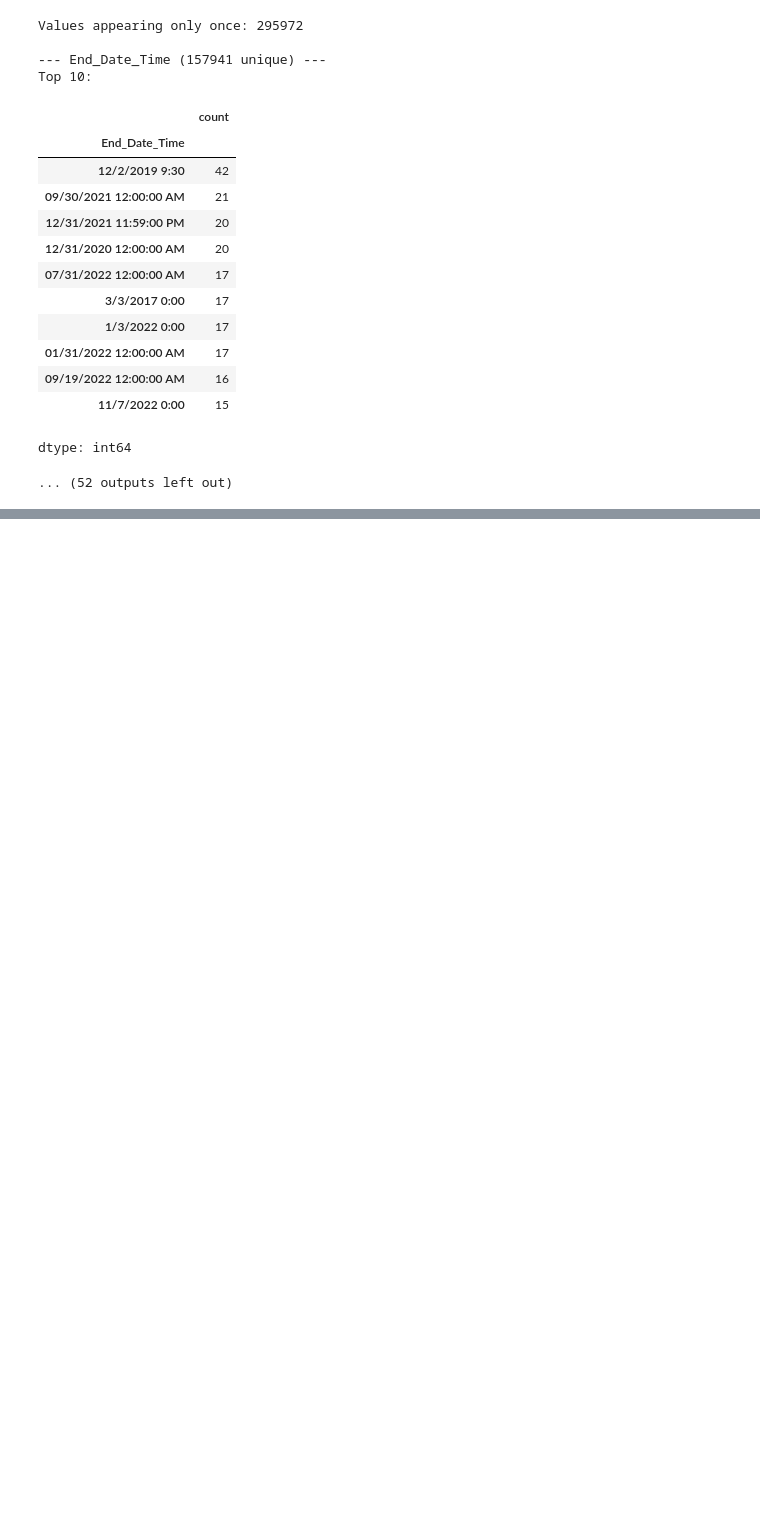
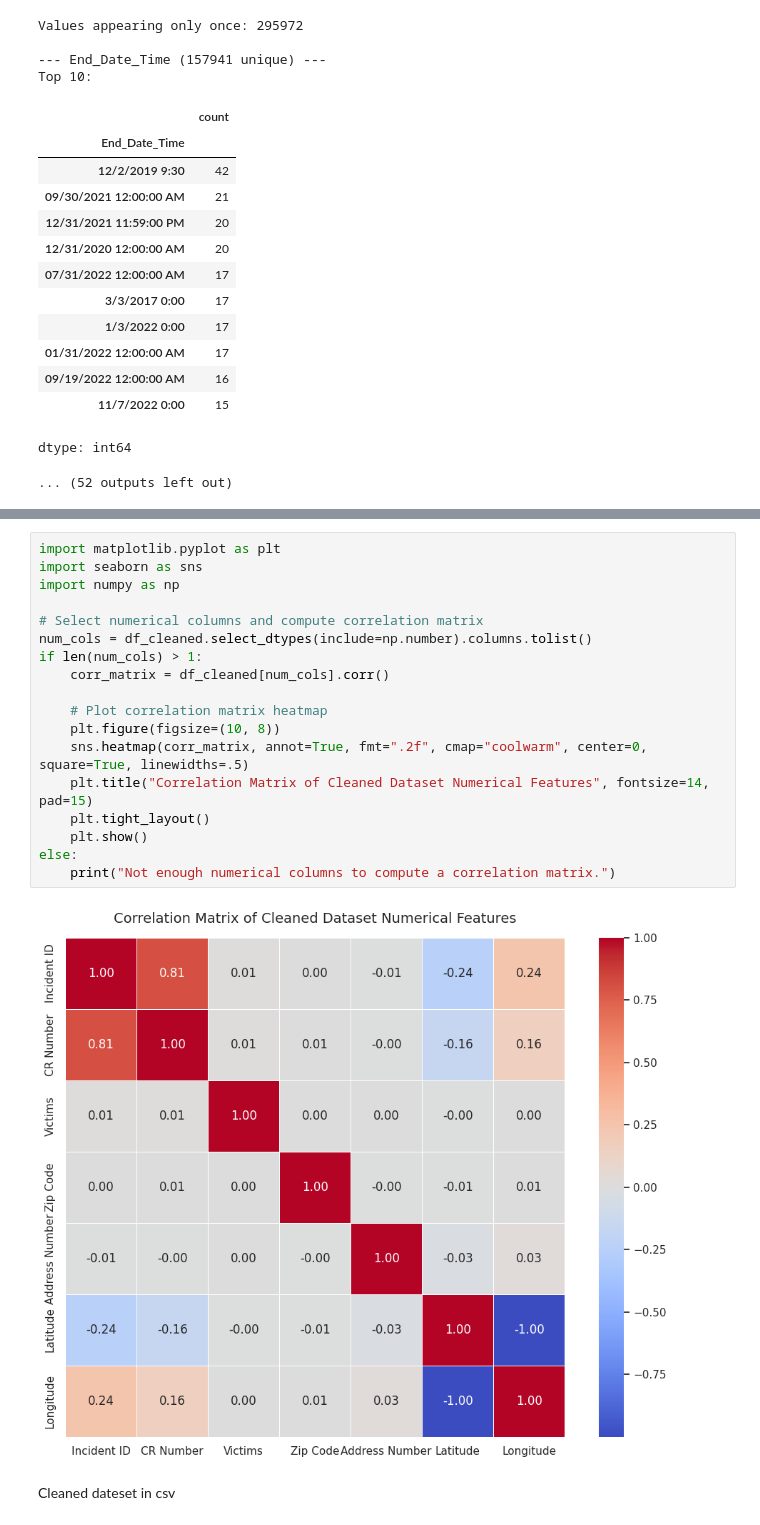
Before and after one commit to klsay/mscai, a Jupyter notebook: MSC_AI_Course_Work_Assignment_1_(Sarbojit).ipynb, the cells around one changed output, grey strips where cells are left out. Saved outputs shown, nothing was run; the diff lists cells and outputs as text; blank space fills up the shorter version.

```diff
--- a/MSC_AI_Course_Work_Assignment_1_(Sarbojit).ipynb
+++ b/MSC_AI_Course_Work_Assignment_1_(Sarbojit).ipynb
@@ -431,0 +1212,22 @@ dtype: int64
+# %%
+import matplotlib.pyplot as plt
+import seaborn as sns
+import numpy as np
+
+# Select numerical columns and compute correlation matrix
+num_cols = df_cleaned.select_dtypes(include=np.number).columns.tolist()
+if len(num_cols) > 1:
+    corr_matrix = df_cleaned[num_cols].corr()
+
+    # Plot correlation matrix heatmap
+    plt.figure(figsize=(10, 8))
+    sns.heatmap(corr_matrix, annot=True, fmt=".2f", cmap="coolwarm", center=0, square=True, linewidths=.5)
+    plt.title("Correlation Matrix of Cleaned Dataset Numerical Features", fontsize=14, pad=15)
+    plt.tight_layout()
+    plt.show()
+else:
+    print("Not enough numerical columns to compute a correlation matrix.")
+# %% [output]
+[figure, added]
+# %% [markdown]
+Cleaned dateset in csv
```
Also changed, not shown: parts of 48 cells of this notebook.
